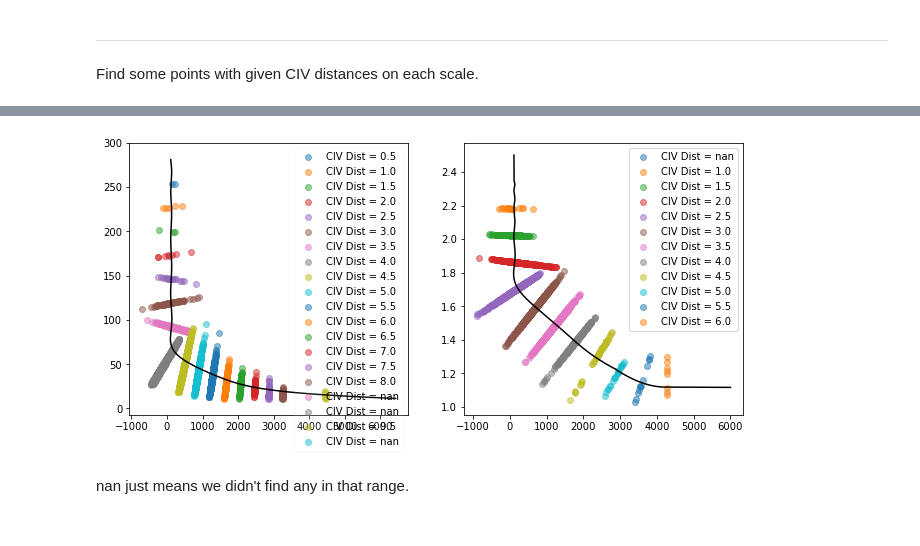
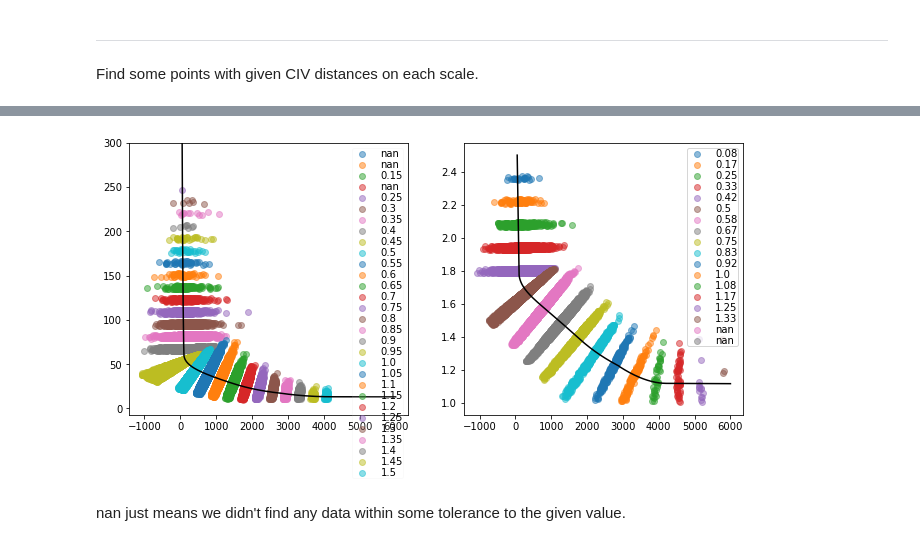
Before and after one commit to trevormccaffrey/Cosmology_Quasars, a Jupyter notebook: CIV_distance_linear_vs_log.ipynb, the cells around one changed output, grey strips where cells are left out. Drawn from its saved outputs; the diff is of its cells as text; code cells hidden in the pictures.

```diff
--- a/CIV_distance_linear_vs_log.ipynb
+++ b/CIV_distance_linear_vs_log.ipynb
@@ -129,21 +142,34 @@ data_log_scale = np.array([xscale_log[len(fit_log):len(fit_log)+len(blue[mask][g
+# %%
+import joblib
+
+fit_lin = fit.copy()
+fit_lin[:,1] = 10.**fit_lin[:,1]
+scaler_lin = joblib.load("scalers/scaler_linEW.save")
+c4data_lin_scale = scaler_lin.transform(c4data_lin)
+bestfit_lin_scale = scaler_lin.transform(fit_lin)
+
+fit_log = fit.copy()
+scaler_log = joblib.load("scalers/scaler_logEW.save")
+c4data_log_scale = scaler_log.transform(c4data_log)
+bestfit_log_scale = scaler_log.transform(fit_log)
 # %%
 fig, [[ax1,ax2],[ax3,ax4]] = plt.subplots(2, 2, figsize=(11,11))
 
 ax1.scatter(blue[good], EW[good], alpha=0.5, c=c4dist_lin[good], cmap="nipy_spectral")
 ax1.scatter(fit_lin[:,0], fit_lin[:,1], c="k")
-ax1.set_ylim(-7,300)
+#ax1.set_ylim(-7,300)
 
-ax2.scatter(data_lin_scale[:,0], data_lin_scale[:,1], alpha=0.5, c=c4dist_lin[good], cmap="nipy_spectral")
-ax2.scatter(fit_lin_scale[:,0], fit_lin_scale[:,1], c="k")
+ax2.scatter(c4data_lin_scale[good,0], c4data_lin_scale[good,1], alpha=0.5, c=c4dist_lin[good], cmap="nipy_spectral")
+ax2.scatter(bestfit_lin_scale[:,0], bestfit_lin_scale[:,1], c="k")
 ax2.set_aspect("equal")
-ax2.set_ylim(-1.5,4.5)
+#ax2.set_ylim(-1.5,4.5)
 
 ax3.scatter(blue[mask][good[mask]], logEW[mask][good[mask]], alpha=0.5, c=c4dist_log[good[mask]], cmap="nipy_spectral")
 ax3.scatter(fit_log[:,0], fit_log[:,1], c="k")
 #ax3.set_ylim(-7,300)
 
-ax4.scatter(data_log_scale[:,0], data_log_scale[:,1], alpha=0.5, c=c4dist_log[good[mask]], cmap="nipy_spectral")
-ax4.scatter(fit_log_scale[:,0], fit_log_scale[:,1], c="k")
+ax4.scatter(c4data_log_scale[good[mask],0], c4data_log_scale[good[mask],1], alpha=0.5, c=c4dist_log[good[mask]], cmap="nipy_spectral")
+ax4.scatter(bestfit_log_scale[:,0], bestfit_log_scale[:,1], c="k")
 ax4.set_aspect("equal")
 #ax4.set_ylim(-1.5,4.5)
 
@@ -158,11 +188,11 @@ Find some points with given CIV distances on each scale.
 def find_distance(c4dist, val, tol=0.01):
     return np.abs(c4dist-val)<tol
 
-for i in np.arange(1, 20+1, 1):
-    globals()['lindist_%s' % i] = find_distance(c4dist_lin, i/2, 0.01)
+for i in np.arange(1, 30+1, 1):
+    globals()['lindist_%s' % i] = find_distance(c4dist_lin, i/20, 0.008)
 
-for i in np.arange(1, 12+1, 1):
-    globals()['logdist_%s' % i] = find_distance(c4dist_log, i/2, 0.005)
+for i in np.arange(1, 18+1, 1):
+    globals()['logdist_%s' % i] = find_distance(c4dist_log, i/12, 0.008)
 # %%
 EW[lindist_1], EW[mask][logdist_1]
 # %% [output]
@@ -174,20 +210,20 @@ array([0.50951974, 0.49882389])
 # %%
 fig, [ax1,ax2] = plt.subplots(1, 2, figsize=(11,5))
 
-for i in range(20):
-    ax1.scatter(blue[eval("lindist_%d"%(i+1))&good], EW[eval("lindist_%d"%(i+1))&good], alpha=0.5, label="CIV Dist = %.1f" % (c4dist_lin[eval("lindist_%d"%(i+1))].mean()))
+for i in range(30):
+    ax1.scatter(blue[eval("lindist_%d"%(i+1))&good], EW[eval("lindist_%d"%(i+1))&good], alpha=0.5, label=round(c4dist_lin[eval("lindist_%d"%(i+1))].mean(), 2))
 ax1.plot(fit_lin[:,0], fit_lin[:,1], c="k")
 ax1.set_ylim(-7,300)
-ax1.legend(loc="best", framealpha=0.1)
+ax1.legend(loc="best", framealpha=0.1, borderpad=0.05, labelspacing=0.1)
 
-for i in range(12):
-    ax2.scatter(blue[mask][eval("logdist_%d"%(i+1))&good[mask]], logEW[mask][eval("logdist_%d"%(i+1))&good[mask]], alpha=0.5, label="CIV Dist = %.1f" % (c4dist_log[eval("logdist_%d"%(i+1))].mean()))
+for i in range(18):
+    ax2.scatter(blue[mask][eval("logdist_%d"%(i+1))&good[mask]], logEW[mask][eval("logdist_%d"%(i+1))&good[mask]], alpha=0.5, label=round(c4dist_log[eval("logdist_%d"%(i+1))].mean(), 2))
 ax2.plot(fit_log[:,0], fit_log[:,1], c="k")
 #ax2.set_ylim(-7,300)
-ax2.legend(loc="best")
+ax2.legend(loc="best", borderpad=0.05, labelspacing=0.1)
 
 plt.show()
 # %% [output]
-[figure, old version]
+[figure, new version]
 # %% [markdown]
-nan just means we didn't find any in that range.
+nan just means we didn't find any data within some tolerance to the given value.
```
Also changed, not shown: parts of 18 cells of this notebook, 9 other files.
